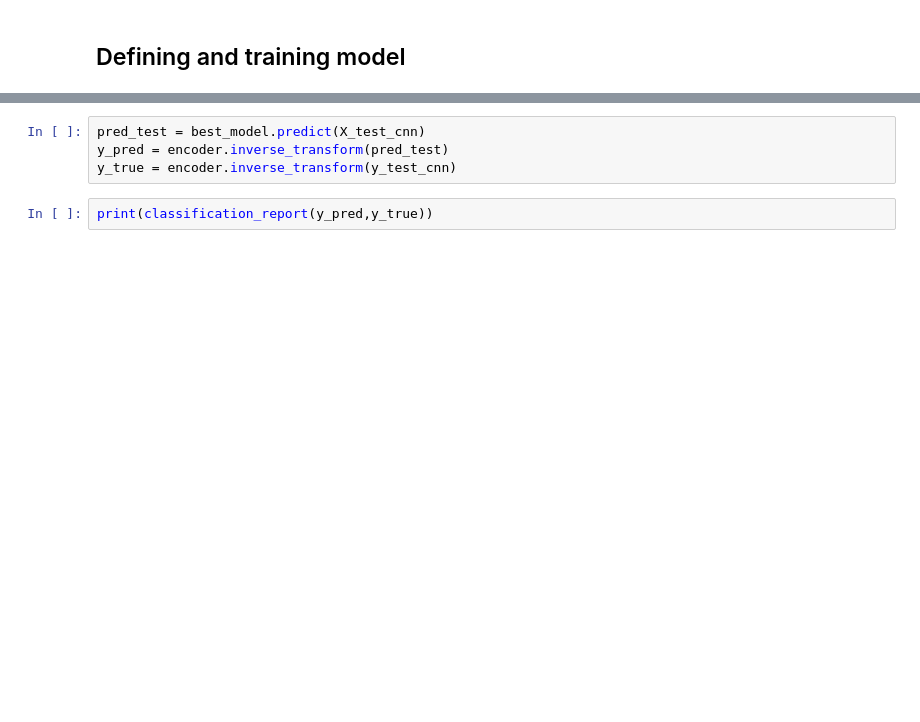
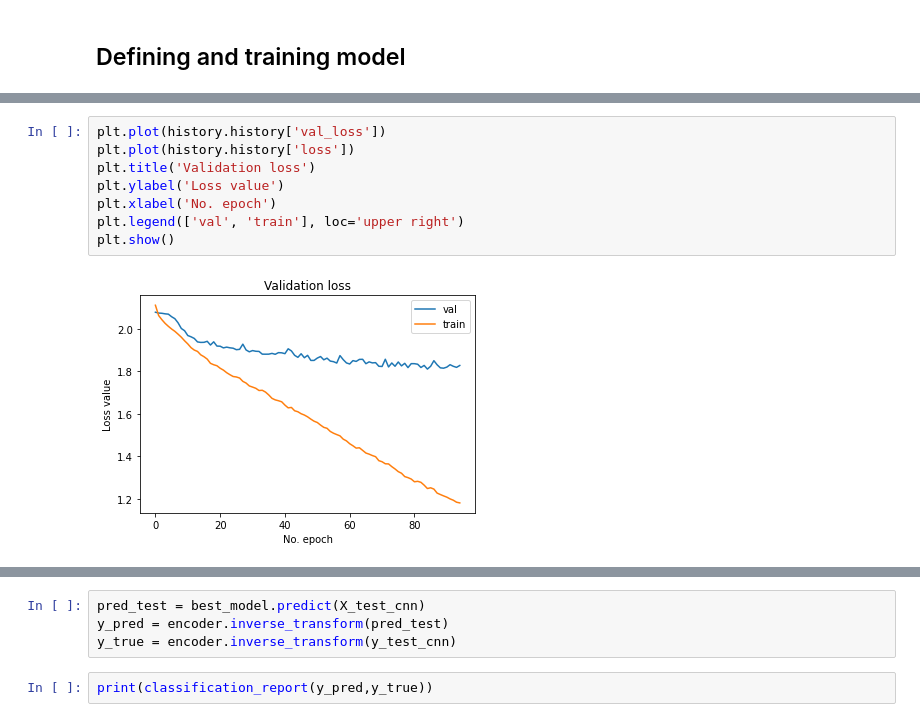
Before and after one commit to ABHISHEK03312/Speech_Emotion_recognition, a Jupyter notebook: Training SER Model.ipynb, the cells around one changed output, grey strips where cells are left out. Drawn from its saved outputs; the diff is of its cells as text; blank space fills up the shorter version.

```diff
--- a/Training SER Model.ipynb
+++ b/Training SER Model.ipynb
@@ -32,0 +119,10 @@ y_test_cnn = encoder.fit_transform(np.array(y_test).reshape(-1,1)).toarray()
+# %%
+plt.plot(history.history['val_loss'])
+plt.plot(history.history['loss'])
+plt.title('Validation loss')
+plt.ylabel('Loss value')
+plt.xlabel('No. epoch')
+plt.legend(['val', 'train'], loc='upper right')
+plt.show()
+# %% [output]
+[figure, added]
```
Also changed, not shown: parts of 39 cells of this notebook, 9 other files.
